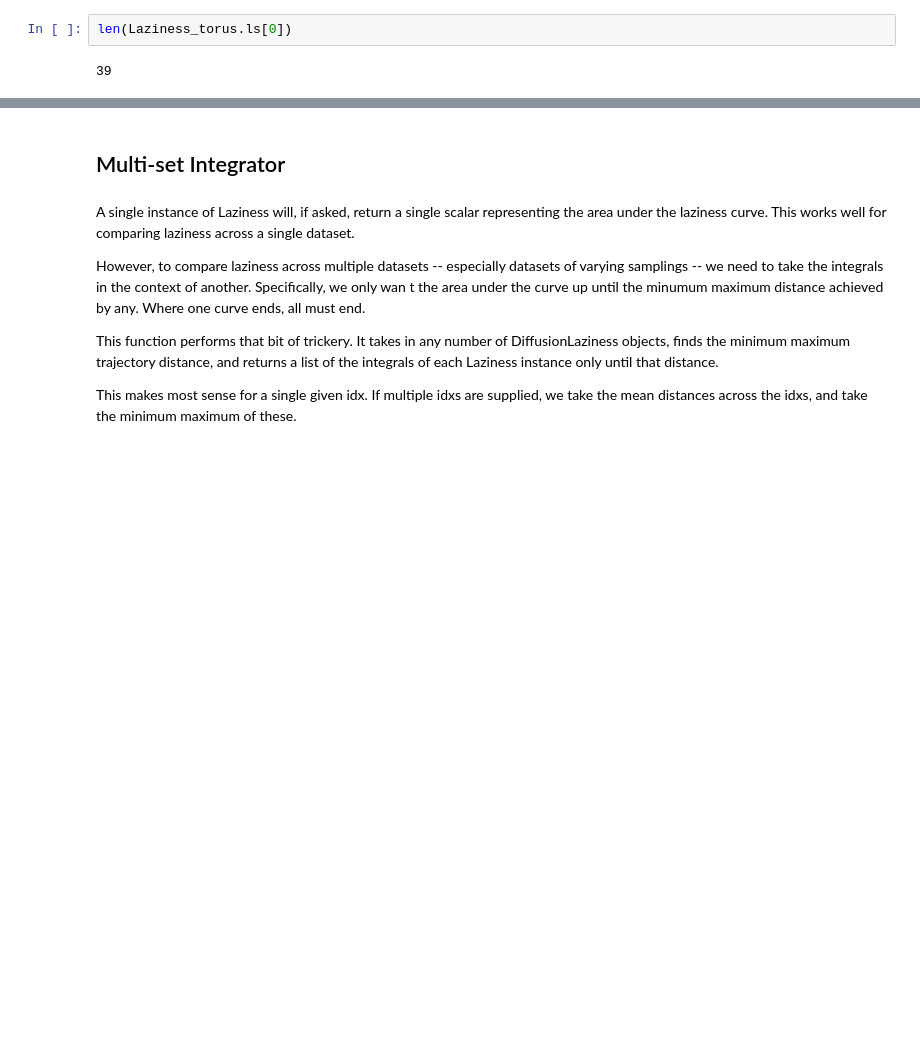
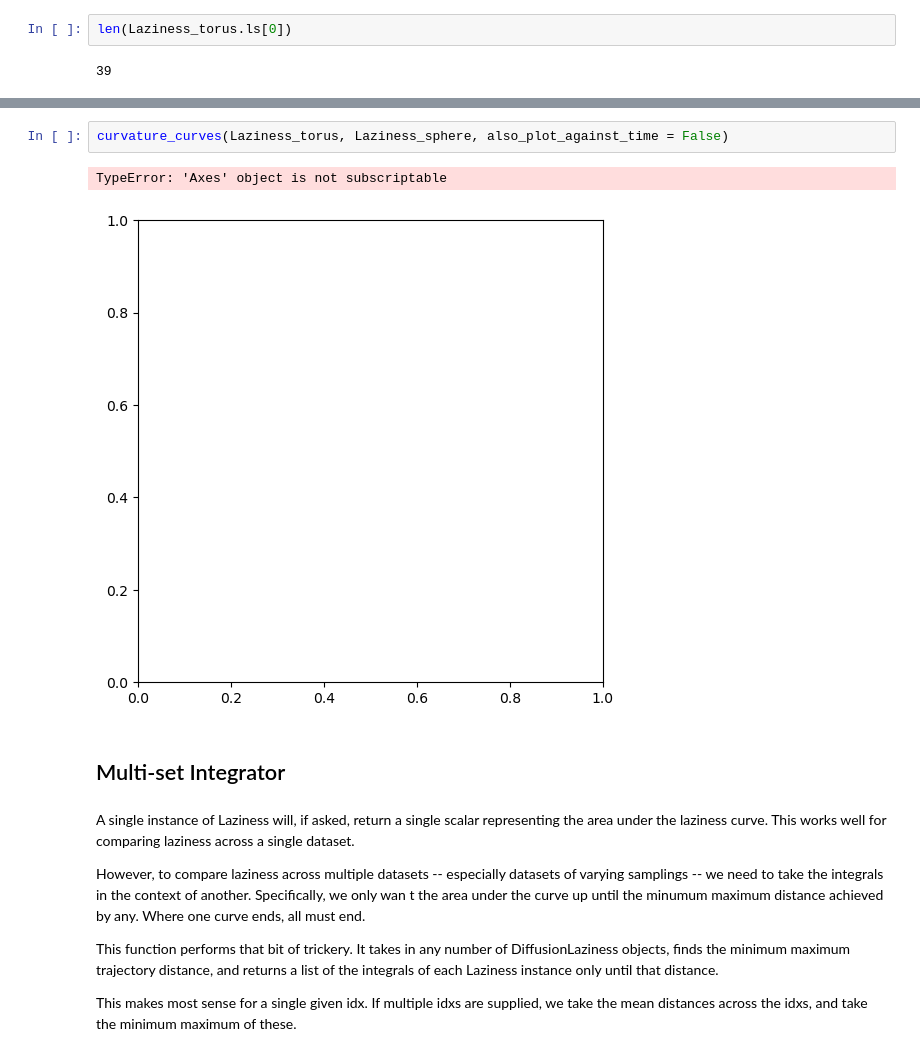
Before and after one commit to professorwug/diffusion-curvature, a Jupyter notebook: nbs/0c1a-Diffusion-Laziness.ipynb, the cells around one changed output, grey strips where cells are left out. Saved outputs shown, nothing was run; the diff lists cells and outputs as text; blank space fills up the shorter version.

```diff
--- a/nbs/0c1a-Diffusion-Laziness.ipynb
+++ b/nbs/0c1a-Diffusion-Laziness.ipynb
@@ -463,3 +462,8 @@ curvature_curves(Laziness_torus, Laziness_sphere, also_plot_against_time = True)
+# %%
+curvature_curves(Laziness_torus, Laziness_sphere, also_plot_against_time = False)
+# %% [output]
+TypeError: 'Axes' object is not subscriptable
+[figure, added]
 # %% [markdown]
 ## Multi-set Integrator
 # %% [markdown]
```
Also changed, not shown: parts of 23 cells of this notebook, 35 other files.
